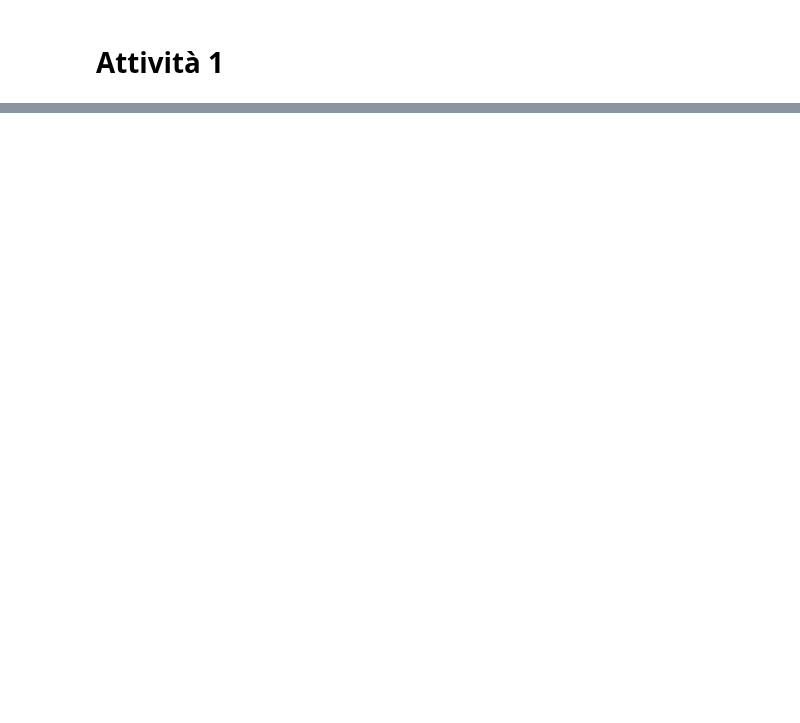
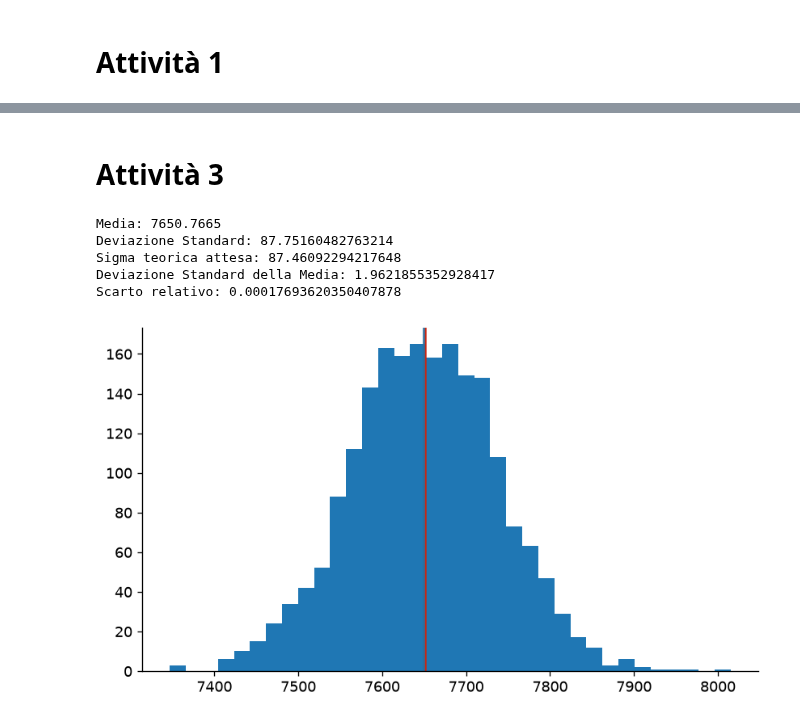
Before and after one commit to tommasomichelini/labemo, a Jupyter notebook: lab1.ipynb, the cells around one changed output, grey strips where cells are left out. Cells and saved outputs as stored; diff of their text form; code cells hidden in the pictures; blank space fills up the shorter version.

```diff
--- a/lab1.ipynb
+++ b/lab1.ipynb
@@ -47,0 +118,29 @@ simmetrica: True
+# %% [markdown]
+# Attività 3
+# %%
+M = 2000
+
+n_sim = rng.poisson(mu, (M, len(x)))
+N_c_sim = []
+
+for i in range(M):
+    somma = np.sum(n_sim[i, x_sup])
+    N_c_sim.append(somma)
+
+print(f"Media: {np.mean(N_c_sim)}")
+print(f"Deviazione Standard: {np.std(N_c_sim, ddof=1)}")
+print(f"Sigma teorica attesa: {np.sqrt(mu_c)}")
+print(f"Deviazione Standard della Media: {np.std(N_c_sim, ddof=1) / np.sqrt(M)}")
+print(f"Scarto relativo: {(np.mean(N_c_sim) - mu_c) / mu_c}")
+
+plt.hist(N_c_sim, bins=35)
+plt.axvline(np.mean(N_c_sim), color=ROSSO)
+plt.axvline(mu_c, color=AZZURRO)
+plt.show()
+# %% [output]
+Media: 7650.7665
+Deviazione Standard: 87.75160482763214
+Sigma teorica attesa: 87.46092294217648
+Deviazione Standard della Media: 1.9621855352928417
+Scarto relativo: 0.00017693620350407878
+[figure, added]
```
Also changed, not shown: parts of 4 cells of this notebook.
